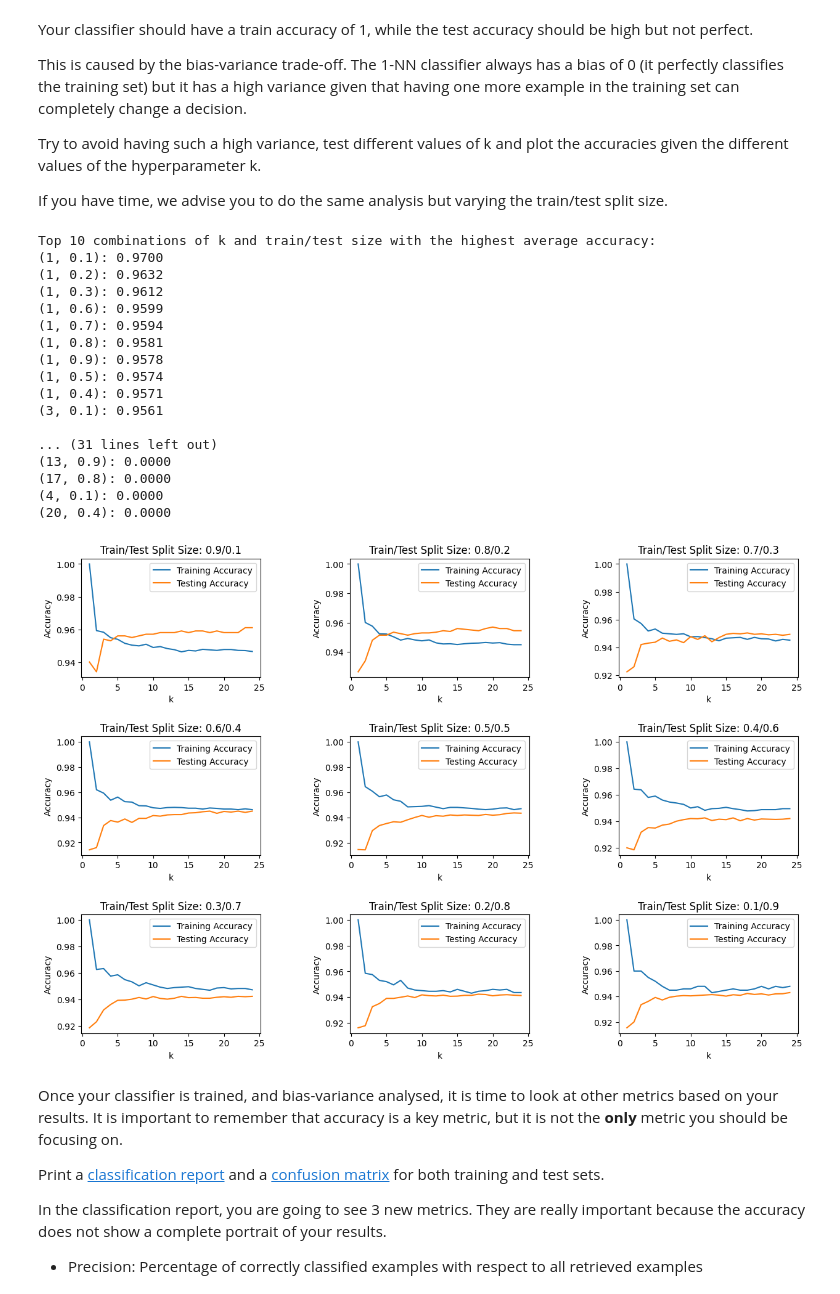
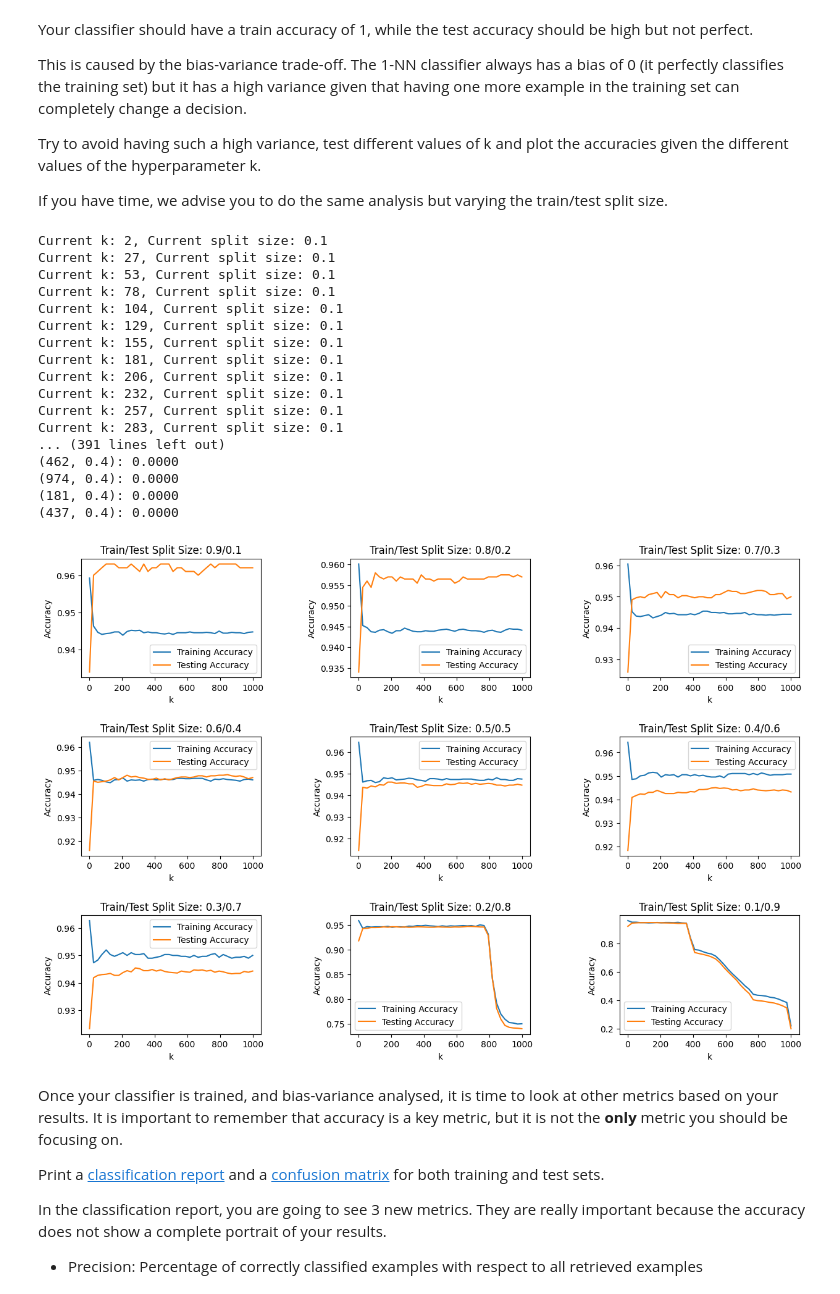
Before and after one commit to Gregsai/introduction-to-ai, a Jupyter notebook: session2/lab/Lab_2.ipynb, the cells around one changed output. Saved outputs shown, nothing was run; the diff lists cells and outputs as text; code cells hidden in the pictures.

```diff
--- a/session2/lab/Lab_2.ipynb
+++ b/session2/lab/Lab_2.ipynb
@@ -127,10 +127,10 @@ train_acc_p = []
 test_acc_p = []
 
 # List containing values of k to be tested
-test_ks = range(1, 25)
+test_ks = np.linspace(2, 1000, 40, dtype=int)
 
 # List containing train/test split sizes to be tested
-split_sizes = [0.1, 0.2, 0.3, 0.4, 0.5, 0.6, 0.7, 0.8, 0.9]
+split_sizes = np.linspace(0.1, 0.9, 9)
 
 # Dictionary to store average/dif/bias/variance accuracies for each combination of k and train/test size
 avg_acc = {}
@@ -149,6 +149,8 @@ for i, split_size in enumerate(split_sizes):
 
     # Train networks with varying k
     for k in test_ks:
+
+        print (f"Current k: {k}, Current split size: {split_size:.1f}")
         # Create classifier
         classifier = KNeighborsClassifier(n_neighbors=k, n_jobs=1)
 
@@ -194,51 +196,51 @@ sorted_dif_acc = sorted(dif_acc.items(), key=lambda x: x[1], reverse=False)
 # Sort the dictionary by bias in ascending order
 sorted_bias = sorted(bias.items(), key=lambda x: x[1], reverse=False)
 
 # Sort the dictionary by variance in ascending order
 sorted_variance = sorted(variance.items(), key=lambda x: x[1], reverse=False)
 
 # Print the top 10 combinations of k and train/test size with the highest average accuracy
 print("Top 10 combinations of k and train/test size with the highest average accuracy:")
 for i in range(10):
     print(f"{sorted_avg_acc[i][0]}: {sorted_avg_acc[i][1]:.4f}")
 
 # Print the top 10 combinations of k and train/test size with the lowest difference between training and testing accuracy
 print("\nTop 10 combinations of k and train/test size with the lowest difference between training and testing accuracy:")
 for i in range(10):
     print(f"{sorted_dif_acc[i][0]}: {sorted_dif_acc[i][1]:.4f}")
 
 # Print the top 10 combinations of k and train/test size with the lowest bias
 print("\nTop 10 combinations of k and train/test size with the lowest bias:")
 for i in range(10):
     print(f"{sorted_bias[i][0]}: {sorted_bias[i][1]:.4f}")
 
 # Print the top 10 combinations of k and train/test size with the lowest variance
 print("\nTop 10 combinations of k and train/test size with the lowest variance:")
 for i in range(10):
     print(f"{sorted_variance[i][0]}: {sorted_variance[i][1]:.4f}")
 
 
 # Show plot
 plt.show()
 # %% [output]
-Top 10 combinations of k and train/test size with the highest average accuracy:
-(1, 0.1): 0.9700
-(1, 0.2): 0.9632
-(1, 0.3): 0.9612
-(1, 0.6): 0.9599
-(1, 0.7): 0.9594
-(1, 0.8): 0.9581
-(1, 0.9): 0.9578
-(1, 0.5): 0.9574
-(1, 0.4): 0.9571
-(3, 0.1): 0.9561
-
-... (31 lines left out)
-(13, 0.9): 0.0000
-(17, 0.8): 0.0000
-(4, 0.1): 0.0000
-(20, 0.4): 0.0000
+Current k: 2, Current split size: 0.1
+Current k: 27, Current split size: 0.1
+Current k: 53, Current split size: 0.1
+Current k: 78, Current split size: 0.1
+Current k: 104, Current split size: 0.1
+Current k: 129, Current split size: 0.1
+Current k: 155, Current split size: 0.1
+Current k: 181, Current split size: 0.1
+Current k: 206, Current split size: 0.1
+Current k: 232, Current split size: 0.1
+Current k: 257, Current split size: 0.1
+Current k: 283, Current split size: 0.1
+... (391 lines left out)
+(462, 0.4): 0.0000
+(974, 0.4): 0.0000
+(181, 0.4): 0.0000
+(437, 0.4): 0.0000
-[figure, old version]
+[figure, new version]
 # %% [markdown]
 Once your classifier is trained, and bias-variance analysed, it is time to look at other metrics based on your results. It is important to remember that accuracy is a key metric, but it is not the <b> only </b> metric you should be focusing on.
 
```
Also changed, not shown: parts of 3 cells of this notebook, 1 other file.
